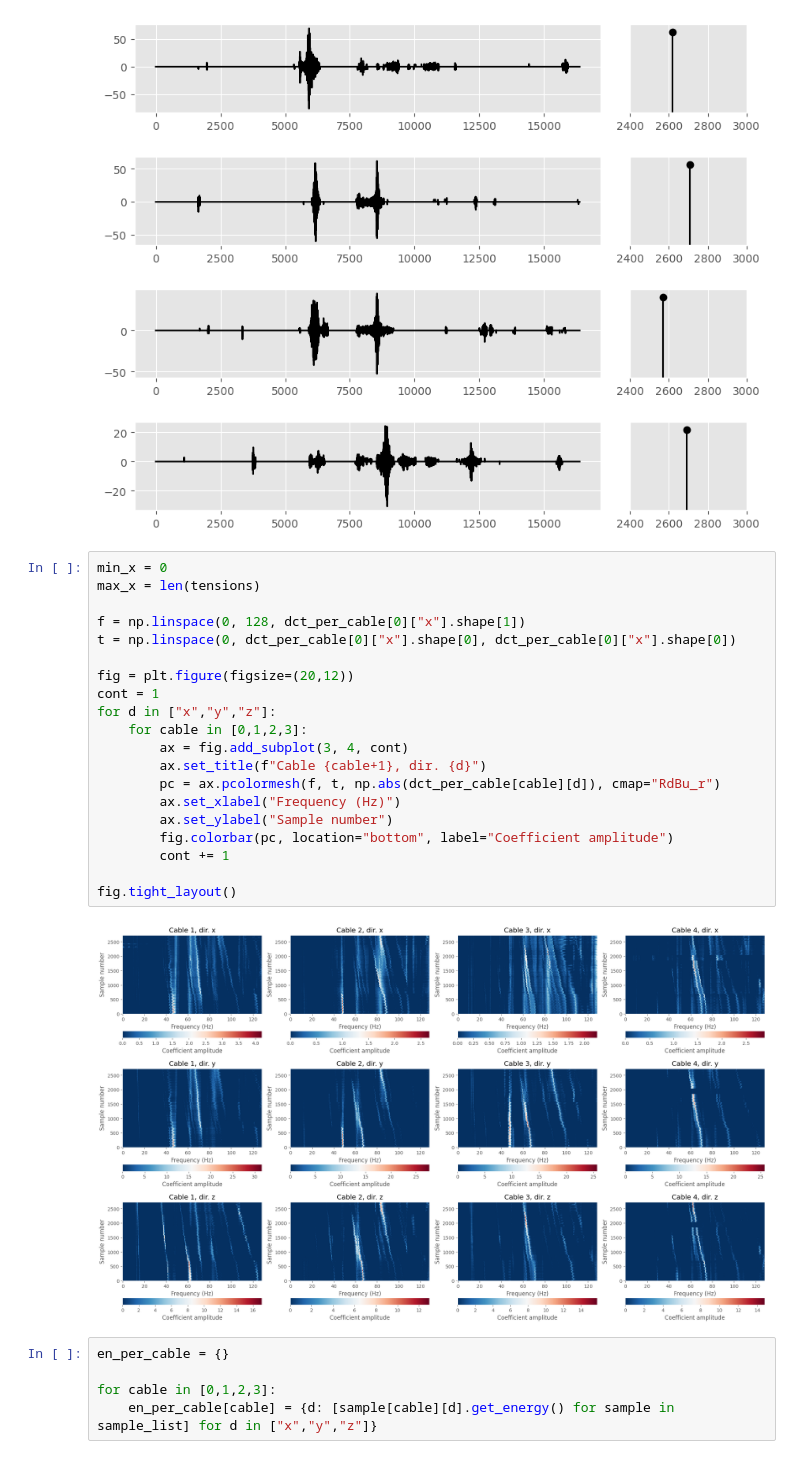
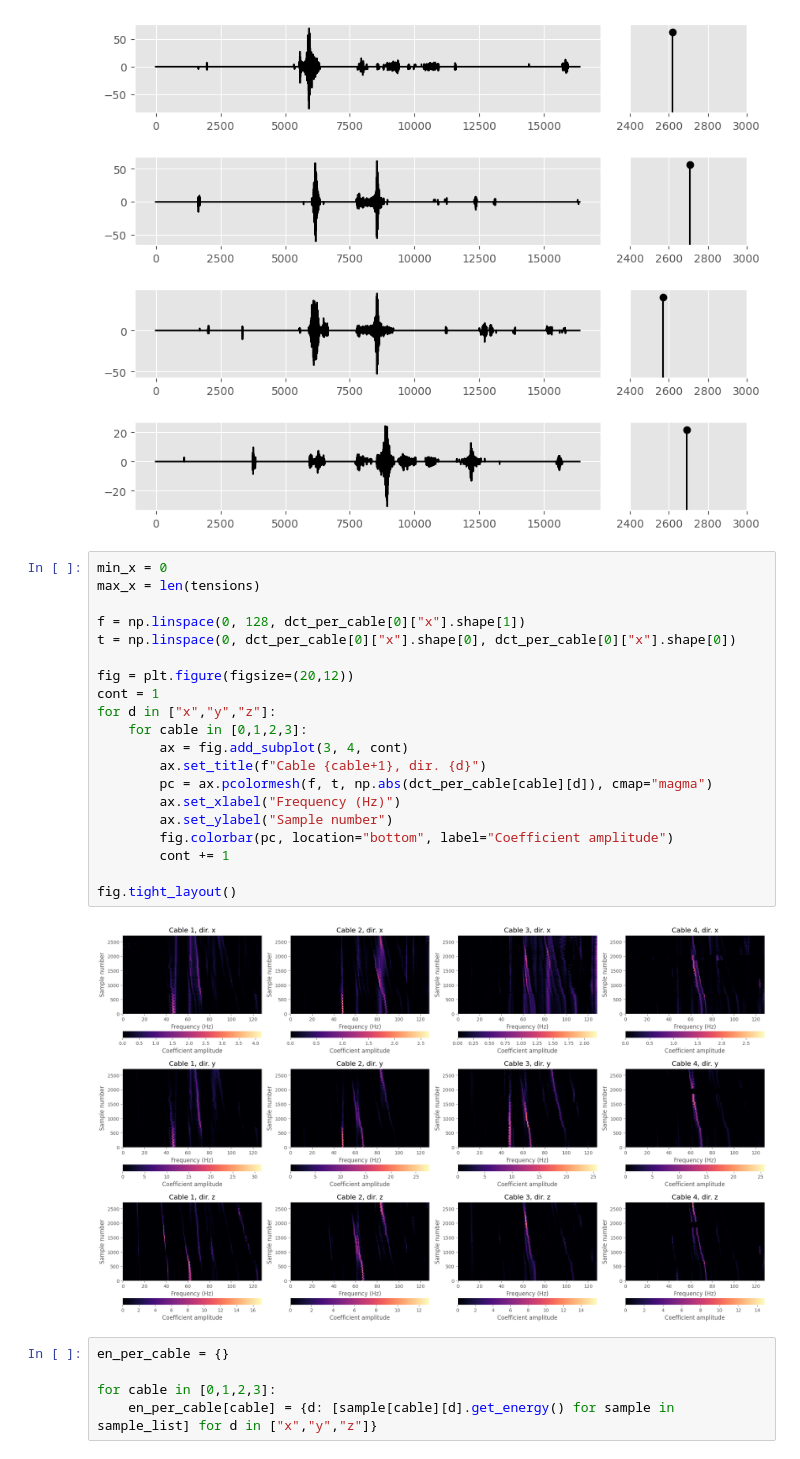
Before and after one commit to eduardocoraca/transmission-tower-monitoring, a Jupyter notebook: notebooks/1_dataset_visualization.ipynb, the cells around one changed output. Cells and saved outputs as stored; diff of their text form.

```diff
--- a/notebooks/1_dataset_visualization.ipynb
+++ b/notebooks/1_dataset_visualization.ipynb
@@ -119,25 +119,25 @@ plot_bar(t, t_min, t_max, ax)
 # %%
 min_x = 0
 max_x = len(tensions)
 
 f = np.linspace(0, 128, dct_per_cable[0]["x"].shape[1])
 t = np.linspace(0, dct_per_cable[0]["x"].shape[0], dct_per_cable[0]["x"].shape[0])
 
 fig = plt.figure(figsize=(20,12))
 cont = 1
 for d in ["x","y","z"]:
     for cable in [0,1,2,3]:
         ax = fig.add_subplot(3, 4, cont)
         ax.set_title(f"Cable {cable+1}, dir. {d}")
-        pc = ax.pcolormesh(f, t, np.abs(dct_per_cable[cable][d]), cmap="RdBu_r")
+        pc = ax.pcolormesh(f, t, np.abs(dct_per_cable[cable][d]), cmap="magma")
         ax.set_xlabel("Frequency (Hz)")
         ax.set_ylabel("Sample number")
         fig.colorbar(pc, location="bottom", label="Coefficient amplitude")
         cont += 1
 
 fig.tight_layout()
 # %% [output]
-[figure, old version]
+[figure, new version]
 # %%
 en_per_cable = {}
 
```
Also changed, not shown: parts of 11 cells of this notebook.
